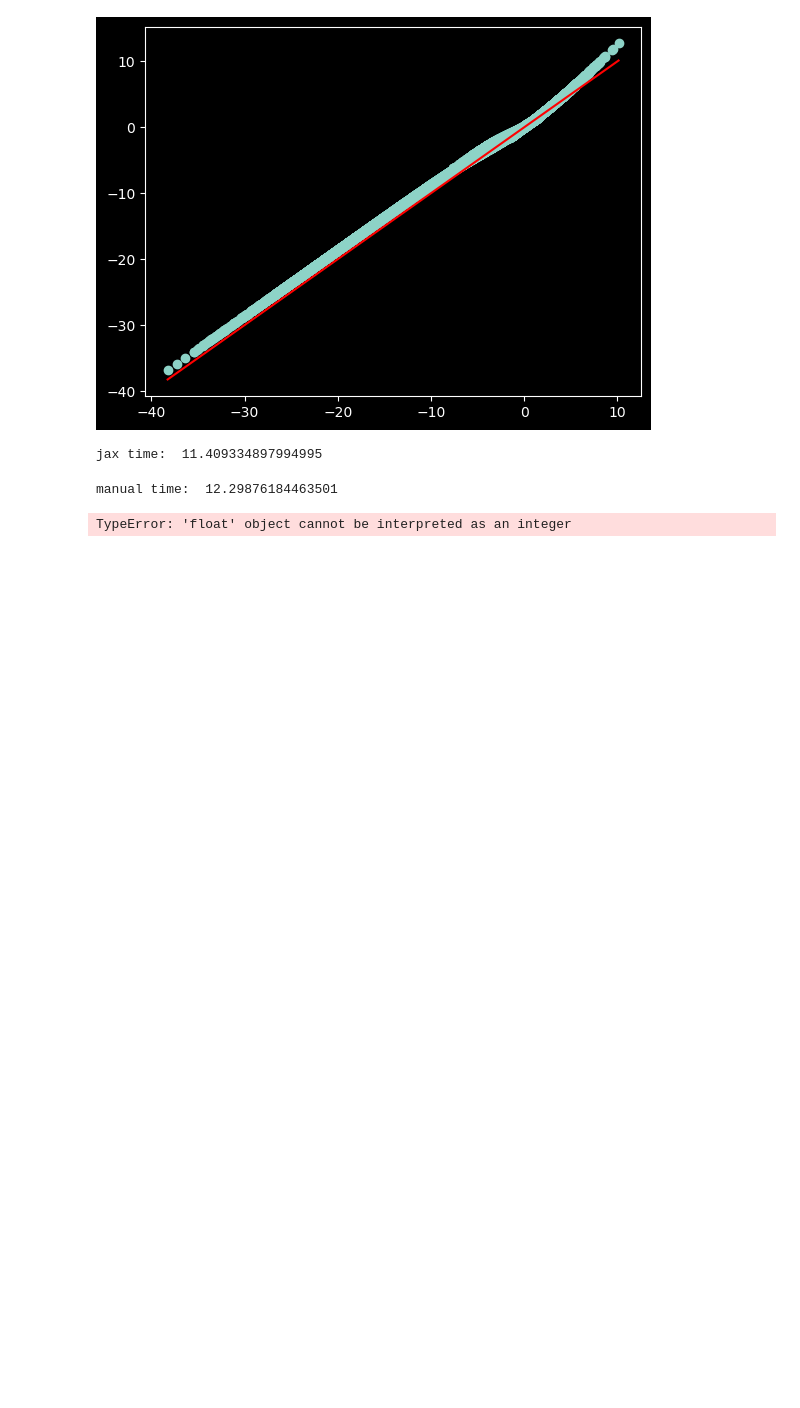
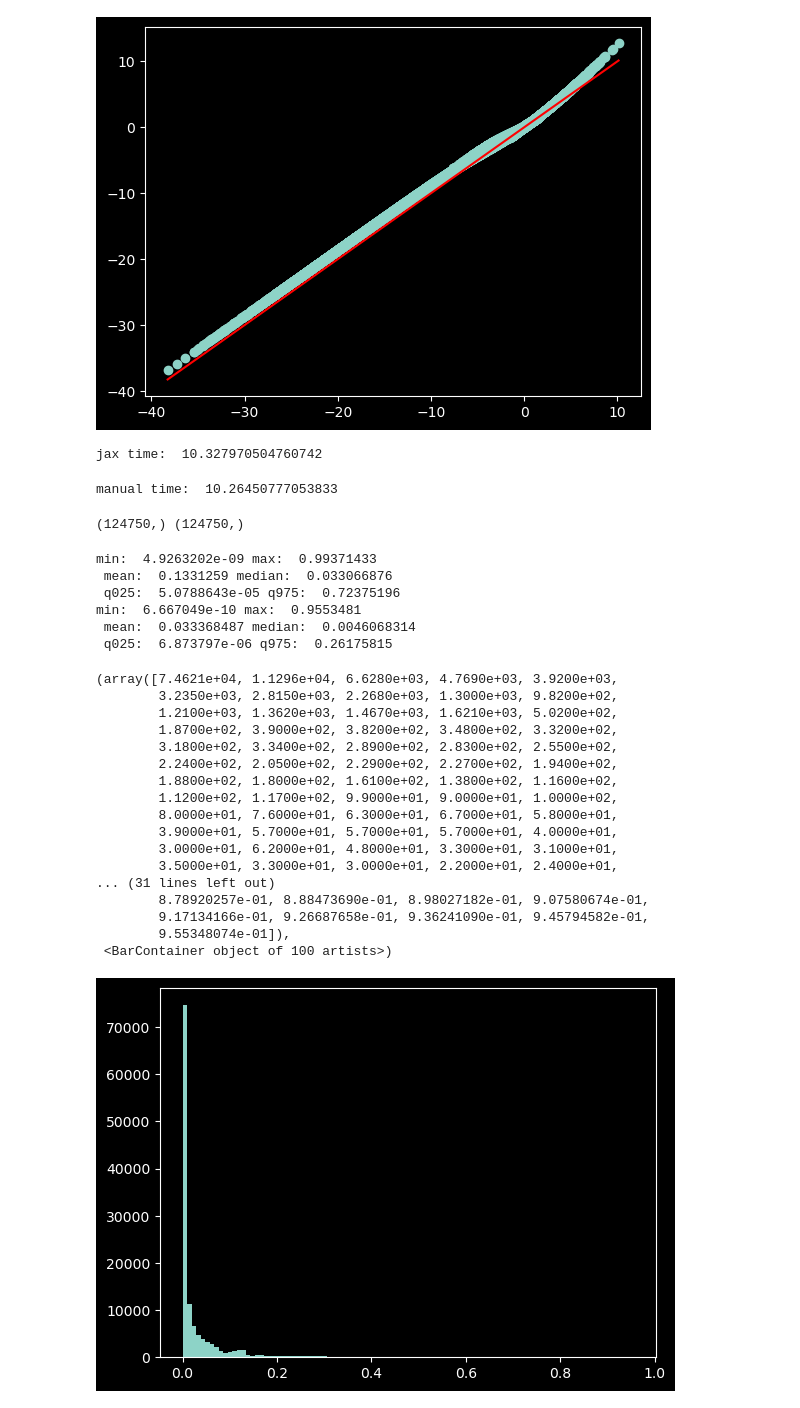
Before and after one commit to barwein/BayesProxyNets, a Jupyter notebook: src/test_discrete_sampling.ipynb, the cells around one changed output. Cells and saved outputs as stored; diff of their text form; code cells hidden in the pictures; blank space fills up the shorter version.

```diff
--- a/src/test_discrete_sampling.ipynb
+++ b/src/test_discrete_sampling.ipynb
@@ -151,8 +199,8 @@ def flip_triu_star_all(triu_star, triu_obs, df_edges, theta, gamma, Y, X, Z, eta
 # %%
 #  manual diff
 
-_, f_a = A_star_cond_log_post(triu_star, triu_obs, df_edges, theta, gamma, Y, x, Z, eta)
-_, f_a_tag = A_star_cond_log_post(1-triu_star, triu_obs, df_edges, theta, gamma, Y, x, Z, eta)
+_, f_a = A_star_cond_log_post(triu_star, triu_obs, df_edges, theta, gamma)
+_, f_a_tag = A_star_cond_log_post(1-triu_star, triu_obs, df_edges, theta, gamma)
 
 grad_manual = f_a_tag - f_a
 
@@ -170,27 +218,73 @@ plt.plot([min(grad_manual), max(grad_manual)], [min(grad_manual), max(grad_manua
 # %%
 # compare jax grad with manual grad running time by changing theta[0] values
 
-import time
 
 start = time.time()
 for theta_0 in tqdm(jnp.arange(-3, -1, 0.001), desc = "jax grad"):
     c_theta = jnp.array([theta_0, 1.5])
-    (_, _), gradient = val_grad_fn(triu_star, triu_obs, df_edges, c_theta, gamma, Y, x, Z, eta)
+    (_, _), gradient = val_grad_fn(triu_star, triu_obs, df_edges, c_theta, gamma)
 
 print("jax time: ", time.time() - start)
 
 start = time.time()
 for theta_0 in tqdm(jnp.arange(-3, -1, 0.001), desc = "manual grad"):
     c_theta = np.array([theta_0, 1.5])
-    _, f_a = A_star_cond_log_post(triu_star, triu_obs, df_edges, c_theta, gamma, Y, x, Z, eta)
-    _, f_a_tag = A_star_cond_log_post(1-triu_star, triu_obs, df_edges, c_theta, gamma, Y, x, Z, eta)
+    _, f_a = A_star_cond_log_post(triu_star, triu_obs, df_edges, c_theta, gamma)
+    _, f_a_tag = A_star_cond_log_post(1-triu_star, triu_obs, df_edges, c_theta, gamma)
     grad_manual = f_a_tag - f_a
 
 print("manual time: ", time.time() - start)
 # %% [output]
-jax time:  11.409334897994995
+jax time:  10.327970504760742
-manual time:  12.29876184463501
+manual time:  10.26450777053833
-# %%
-print(len(range(-3.,-1.,.1)))
-# %% [output]
-TypeError: 'float' object cannot be interpreted as an integer
+# %%
+print(grad_manual.shape, gradient.shape)
+# %% [output]
+(124750,) (124750,)
+# %%
+grad_on_idx = (f_a_tag - f_a)/2
+
+flip_probs = jnp.exp(grad_on_idx) / (jnp.exp(grad_on_idx) + 1)
+
+# print summary of probs
+print("min: ", jnp.min(flip_probs), "max: ", jnp.max(flip_probs), "\n",
+      "mean: ", jnp.mean(flip_probs),
+      "median: ", jnp.median(flip_probs), "\n",
+      "q025: ", jnp.quantile(flip_probs, 0.025),
+        "q975: ", jnp.quantile(flip_probs, 0.975))
+
+flip_probs_rate = jnp.exp(grad_on_idx - 2) / (jnp.exp(grad_on_idx - 2) + 1)
+
+# print summary of probs
+print("min: ", jnp.min(flip_probs_rate), "max: ", jnp.max(flip_probs_rate), "\n",
+      "mean: ", jnp.mean(flip_probs_rate),
+      "median: ", jnp.median(flip_probs_rate), "\n",
+      "q025: ", jnp.quantile(flip_probs_rate, 0.025),
+        "q975: ", jnp.quantile(flip_probs_rate, 0.975))
+
+plt.hist(flip_probs_rate, bins=100)
+# %% [output]
+min:  4.9263202e-09 max:  0.99371433
+ mean:  0.1331259 median:  0.033066876
+ q025:  5.0788643e-05 q975:  0.72375196
+min:  6.667049e-10 max:  0.9553481
+ mean:  0.033368487 median:  0.0046068314
+ q025:  6.873797e-06 q975:  0.26175815
+(array([7.4621e+04, 1.1296e+04, 6.6280e+03, 4.7690e+03, 3.9200e+03,
+        3.2350e+03, 2.8150e+03, 2.2680e+03, 1.3000e+03, 9.8200e+02,
+        1.2100e+03, 1.3620e+03, 1.4670e+03, 1.6210e+03, 5.0200e+02,
+        1.8700e+02, 3.9000e+02, 3.8200e+02, 3.4800e+02, 3.3200e+02,
+        3.1800e+02, 3.3400e+02, 2.8900e+02, 2.8300e+02, 2.5500e+02,
+        2.2400e+02, 2.0500e+02, 2.2900e+02, 2.2700e+02, 1.9400e+02,
+        1.8800e+02, 1.8000e+02, 1.6100e+02, 1.3800e+02, 1.1600e+02,
+        1.1200e+02, 1.1700e+02, 9.9000e+01, 9.0000e+01, 1.0000e+02,
+        8.0000e+01, 7.6000e+01, 6.3000e+01, 6.7000e+01, 5.8000e+01,
+        3.9000e+01, 5.7000e+01, 5.7000e+01, 5.7000e+01, 4.0000e+01,
+        3.0000e+01, 6.2000e+01, 4.8000e+01, 3.3000e+01, 3.1000e+01,
+        3.5000e+01, 3.3000e+01, 3.0000e+01, 2.2000e+01, 2.4000e+01,
+... (31 lines left out)
+        8.78920257e-01, 8.88473690e-01, 8.98027182e-01, 9.07580674e-01,
+        9.17134166e-01, 9.26687658e-01, 9.36241090e-01, 9.45794582e-01,
+        9.55348074e-01]),
+ <BarContainer object of 100 artists>)
+[figure, added]
```
Also changed, not shown: parts of 9 cells of this notebook, 6 other files.
